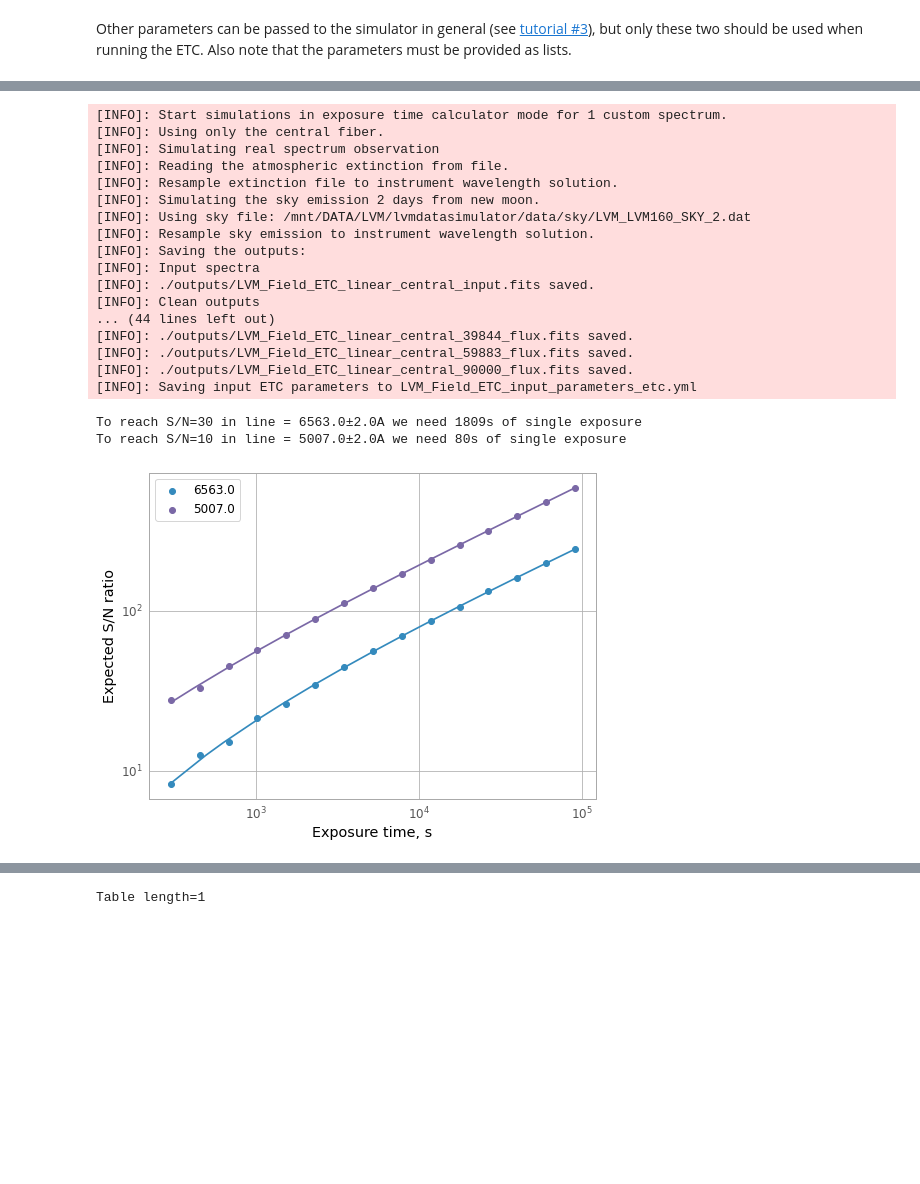
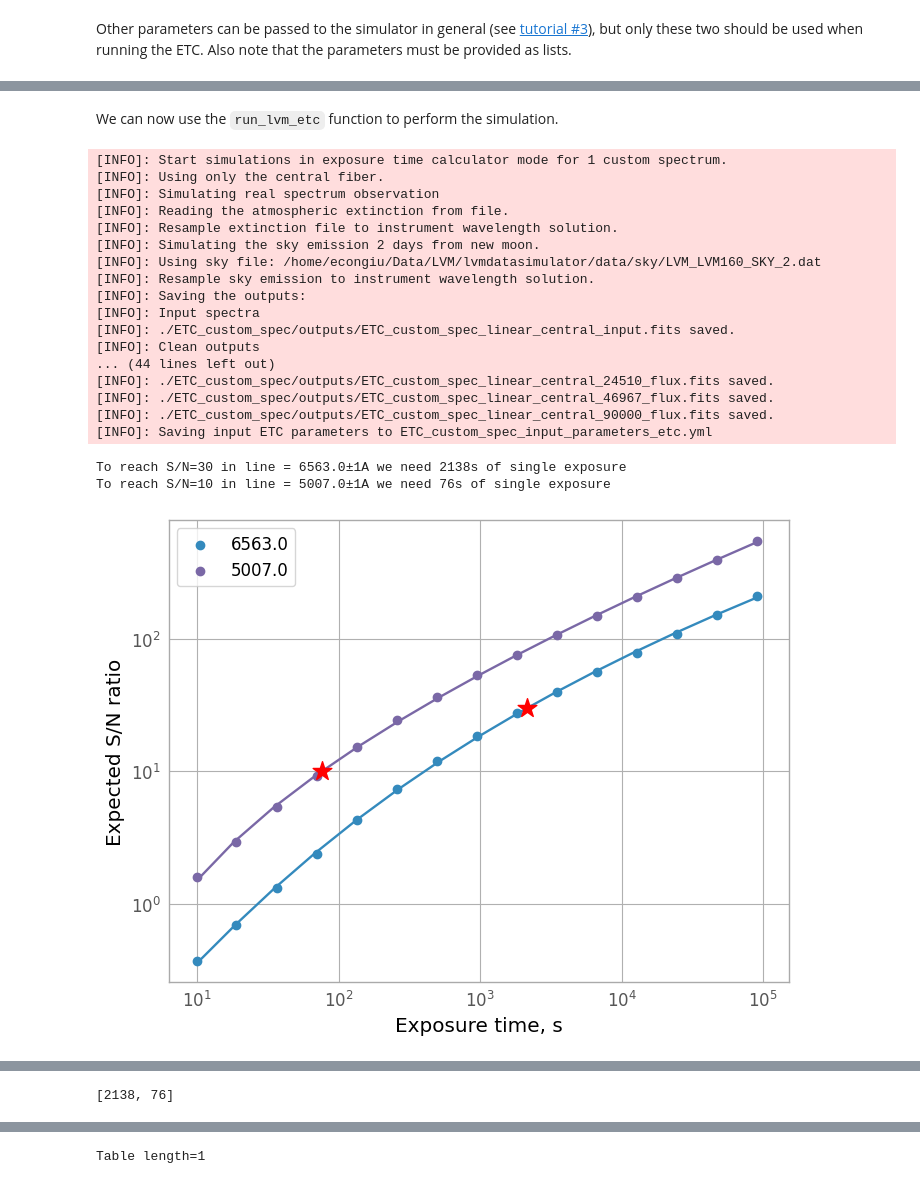
Before and after one commit to sdss/lvmdatasimulator, a Jupyter notebook: examples/LVM_data_simulator_tutorial4.ipynb, the cells around one changed output, grey strips where cells are left out. Drawn from its saved outputs; the diff is of its cells as text; code cells hidden in the pictures; blank space fills up the shorter version.

Commit message:
Recoviering missing info in tutorial #4

```diff
--- a/examples/LVM_data_simulator_tutorial4.ipynb
+++ b/examples/LVM_data_simulator_tutorial4.ipynb
@@ -104,31 +240,42 @@ Elapsed time: 9.0s
+# %%
+import numpy as np
+
+diameter = 0.5  # in pc
+distance = 1000  # in pc
+diameter *= 206265/distance  # in arcsec
+
+area = np.pi * diameter**2/4  #area covered by the nebulaù
+
+norm = 1/area  # normalization factor
+# %% [markdown]
+We can now use the ``run_lvm_etc`` function to perform the simulation.
 # %%
-norm_factor = 1.  # Set up if you wish to multiply your spectrum by some factor to convert it to physical units
 params = {'name': 'ETC_custom_spec',
           'spectrum': './pn_spectrum_100k.dat',
-          'norm': norm_factor,
+          'norm': norm,
           'airmass': 1.2,
           'days_moon': 2,
           }
 
 run_lvm_etc(params, check_lines=[6563., 5007.], desired_snr=[30, 10], continuum=False)
 # %% [output]
 [INFO]: Start simulations in exposure time calculator mode for 1 custom spectrum.
 [INFO]: Using only the central fiber.
 [INFO]: Simulating real spectrum observation
 [INFO]: Reading the atmospheric extinction from file.
 [INFO]: Resample extinction file to instrument wavelength solution.
 [INFO]: Simulating the sky emission 2 days from new moon.
-[INFO]: Using sky file: /mnt/DATA/LVM/lvmdatasimulator/data/sky/LVM_LVM160_SKY_2.dat
+[INFO]: Using sky file: /home/econgiu/Data/LVM/lvmdatasimulator/data/sky/LVM_LVM160_SKY_2.dat
 [INFO]: Resample sky emission to instrument wavelength solution.
 [INFO]: Saving the outputs:
 [INFO]: Input spectra
-[INFO]: ./outputs/LVM_Field_ETC_linear_central_input.fits saved.
+[INFO]: ./ETC_custom_spec/outputs/ETC_custom_spec_linear_central_input.fits saved.
 [INFO]: Clean outputs
 ... (44 lines left out)
-[INFO]: ./outputs/LVM_Field_ETC_linear_central_39844_flux.fits saved.
-[INFO]: ./outputs/LVM_Field_ETC_linear_central_59883_flux.fits saved.
-[INFO]: ./outputs/LVM_Field_ETC_linear_central_90000_flux.fits saved.
-[INFO]: Saving input ETC parameters to LVM_Field_ETC_input_parameters_etc.yml
+[INFO]: ./ETC_custom_spec/outputs/ETC_custom_spec_linear_central_24510_flux.fits saved.
+[INFO]: ./ETC_custom_spec/outputs/ETC_custom_spec_linear_central_46967_flux.fits saved.
+[INFO]: ./ETC_custom_spec/outputs/ETC_custom_spec_linear_central_90000_flux.fits saved.
+[INFO]: Saving input ETC parameters to ETC_custom_spec_input_parameters_etc.yml
-To reach S/N=30 in line = 6563.0±2.0A we need 1809s of single exposure
-To reach S/N=10 in line = 5007.0±2.0A we need 80s of single exposure
+To reach S/N=30 in line = 6563.0±1A we need 2138s of single exposure
+To reach S/N=10 in line = 5007.0±1A we need 76s of single exposure
-[figure, old version]
+[figure, new version]
@@ -137 +284,2 @@ Elapsed time: 6.6s
+[2138, 76]
 # %% [markdown]
```
Also changed, not shown: parts of 17 cells of this notebook.
